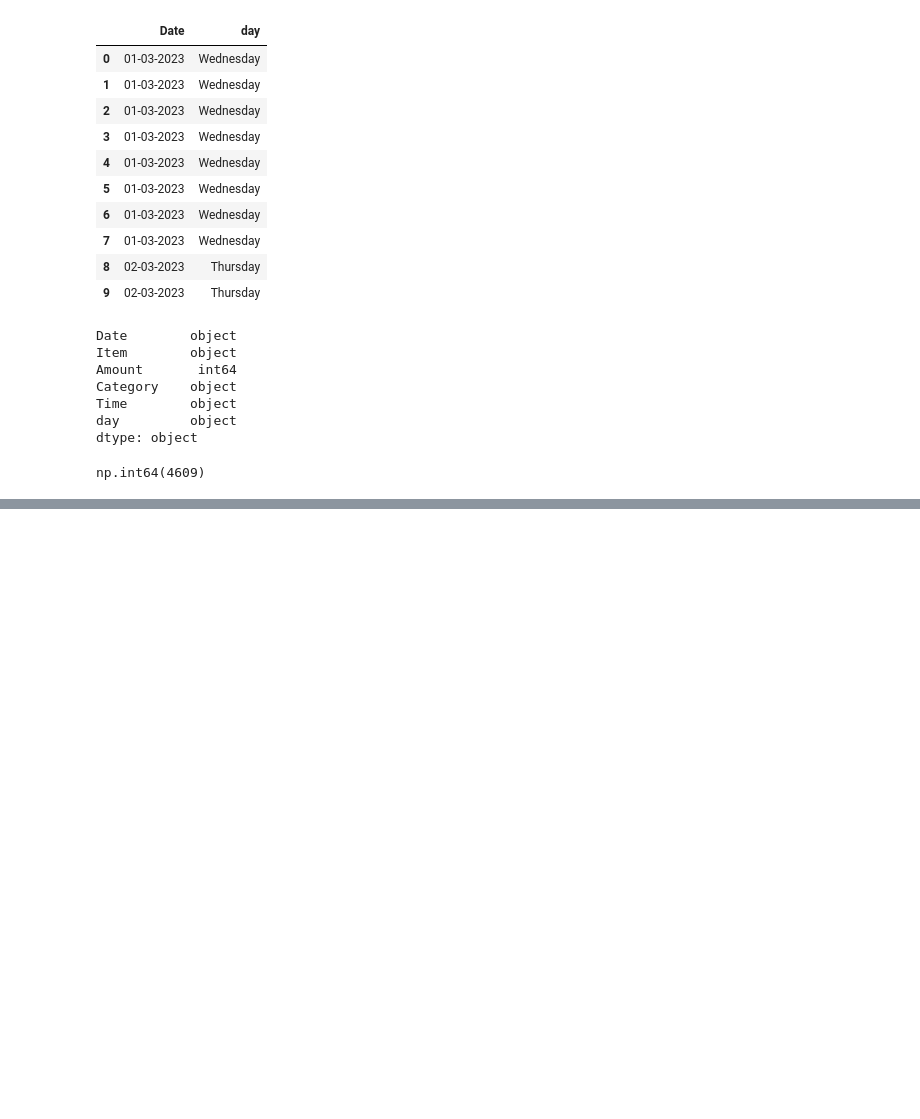
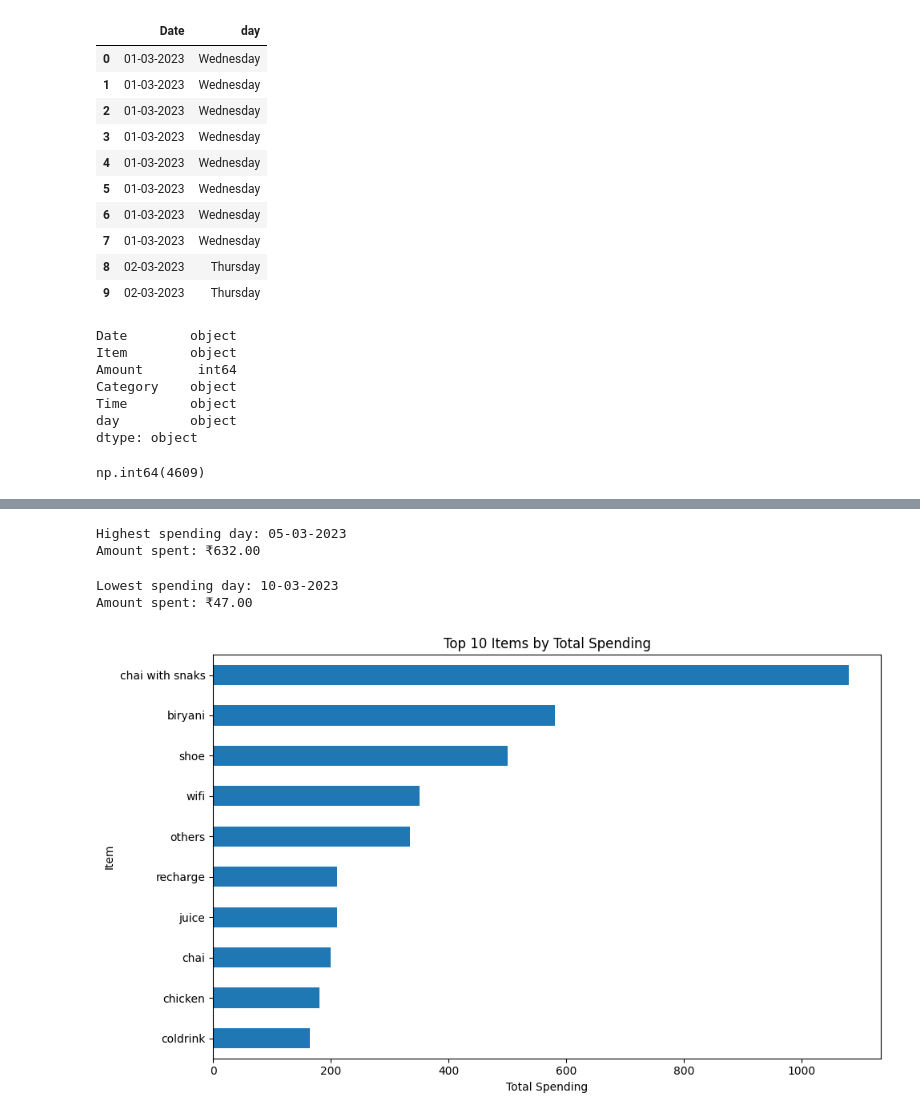
Before and after one commit to Ashx-22/personal-expense-intelligence-, a Jupyter notebook: notebook/01_expense_exploration.ipynb, the cells around one changed output, grey strips where cells are left out. Drawn from its saved outputs; the diff is of its cells as text; code cells hidden in the pictures; blank space fills up the shorter version.

Commit message:
Complete expense analysis and visualizations

```diff
--- a/notebook/01_expense_exploration.ipynb
+++ b/notebook/01_expense_exploration.ipynb
@@ -142,0 +167,9 @@ np.int64(4609)
+# %%
+spending_by_item = (
+    expenses
+    .groupby("Item")["Amount"]
+    .sum()
+    .sort_values(ascending=False)
+)
+
+display(spending_by_item)
@@ -142,0 +651,41 @@ np.int64(4609)
+# %%
+# ============================================================
+# 32. HIGHEST-SPENDING DAY
+# ============================================================
+
+highest_spending_day = daily_spending.idxmax()
+highest_spending_amount = daily_spending.max()
+
+print("Highest spending day:", highest_spending_day)
+print(f"Amount spent: ₹{highest_spending_amount:,.2f}")
+# %% [output]
+Highest spending day: 05-03-2023
+Amount spent: ₹632.00
+# %%
+# ============================================================
+# 33. LOWEST-SPENDING DAY
+# ============================================================
+
+lowest_spending_day = daily_spending.idxmin()
+lowest_spending_amount = daily_spending.min()
+
+print("Lowest spending day:", lowest_spending_day)
+print(f"Amount spent: ₹{lowest_spending_amount:,.2f}")
+# %% [output]
+Lowest spending day: 10-03-2023
+Amount spent: ₹47.00
+# %%
+top_items = spending_by_item.head(10)
+
+plt.figure(figsize=(10, 6))
+
+top_items.sort_values().plot(kind="barh")
+
+plt.title("Top 10 Items by Total Spending")
+plt.xlabel("Total Spending")
+plt.ylabel("Item")
+
+plt.tight_layout()
+plt.show()
+# %% [output]
+[figure, added]
```
Also changed, not shown: parts of 34 cells of this notebook, 2 other files.
